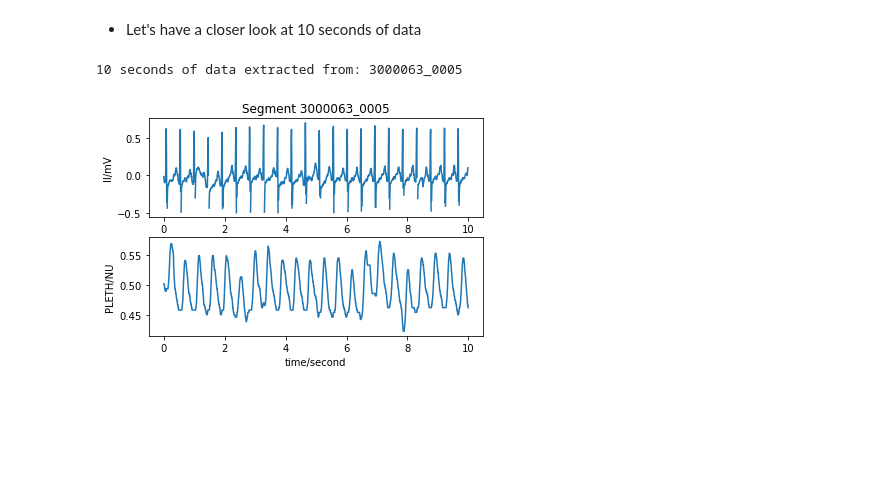
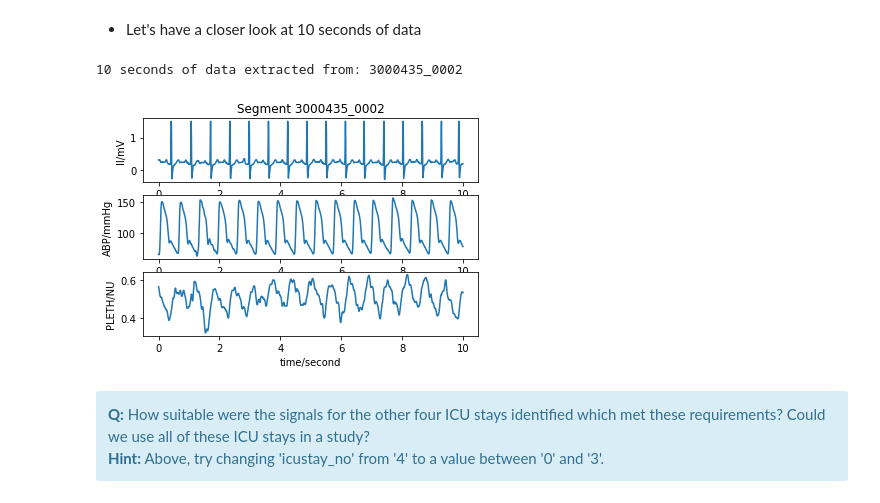
Before and after one commit to wfdb/mimic_wfdb_tutorials, a Jupyter notebook: content/tutorial/notebooks/identifying-suitable-data.ipynb, the cells around one changed output. Cells and saved outputs as stored; diff of their text form; code cells hidden in the pictures; blank space fills up the shorter version.

Commit message:
updated initial attempt at 'identifying suitable data' tutorial

```diff
--- a/content/tutorial/notebooks/identifying-suitable-data.ipynb
+++ b/content/tutorial/notebooks/identifying-suitable-data.ipynb
@@ -150,7 +150,7 @@ else:
 - Try cycling through a few ICU stays:
 # %%
 do_verbose = True
-no_icustays = 5
+no_icustays = 27
 icustay_records_with_signals = []
 print(" ~~~ Cycling through {} ICU stays ~~~".format(no_icustays))
 for icustay_no in range(0,no_icustays):
@@ -199,7 +205,7 @@ print(icustay_records_with_signals)
 # %% [markdown]
 - Specify an ICU stay
 # %%
-icustay_no = 0
+icustay_no = 4
 icustay_record = icustay_records_with_signals[icustay_no]
 icustay_record_dir = database_name + '/' + icustay_record
 icustay_record_name = icustay_record.split("/")[1]
@@ -219,8 +225,9 @@ Identified 34 segments in ICU stay: 3000063
 # %%
 icu_stays_and_segments_meeting_requirements = []
 do_verbose = True
-print(" ~~~ Cycling through {} segments ~~~".format(len(icustay_segments)))
-for seg_no in range(0, 10): #len(icustay_segments)):
+no_segments = min(10, len(icustay_segments))
+print(" ~~~ Cycling through {} segments ~~~".format(no_segments))
+for seg_no in range(0, no_segments):
     # - extract the metadata for this segment
     icustay_segment_name = icustay_segments[seg_no]
     segment_metadata = wfdb.rdheader(record_name=icustay_segment_name, pn_dir=icustay_record_dir)
@@ -306,12 +313,14 @@ wfdb.plot_wfdb(record=segment_data, title=title_text, time_units='seconds')
 - Let's have a closer look at 10 seconds of data
 # %%
 required_duration = 10 # duration in seconds
-start_seconds = 180 # time since the start of the segment at which to begin extracting data
+start_seconds = 400 # time since the start of the segment at which to begin extracting data
 sampfrom = fs*start_seconds
 sampto = fs*(start_seconds+required_duration)
 segment_data = wfdb.rdrecord(record_name=icustay_segment_name, sampfrom=sampfrom, sampto=sampto, pn_dir=icustay_record_dir)
 print("{} seconds of data extracted from: {}".format(required_duration, icustay_segment_name))
 wfdb.plot_wfdb(record=segment_data, title=title_text, time_units='seconds')
 # %% [output]
-10 seconds of data extracted from: 3000063_0005
+10 seconds of data extracted from: 3000435_0002
-[figure, old version]
+[figure, new version]
+# %% [markdown]
+<div class="alert alert-block alert-info"> <b>Q:</b> How suitable were the signals for the other four ICU stays identified which met these requirements? Could we use all of these ICU stays in a study? <br> <b>Hint:</b> Above, try changing 'icustay_no' from '4' to a value between '0' and '3'. </div>
```
Also changed, not shown: parts of 10 cells of this notebook, 1 other file.
